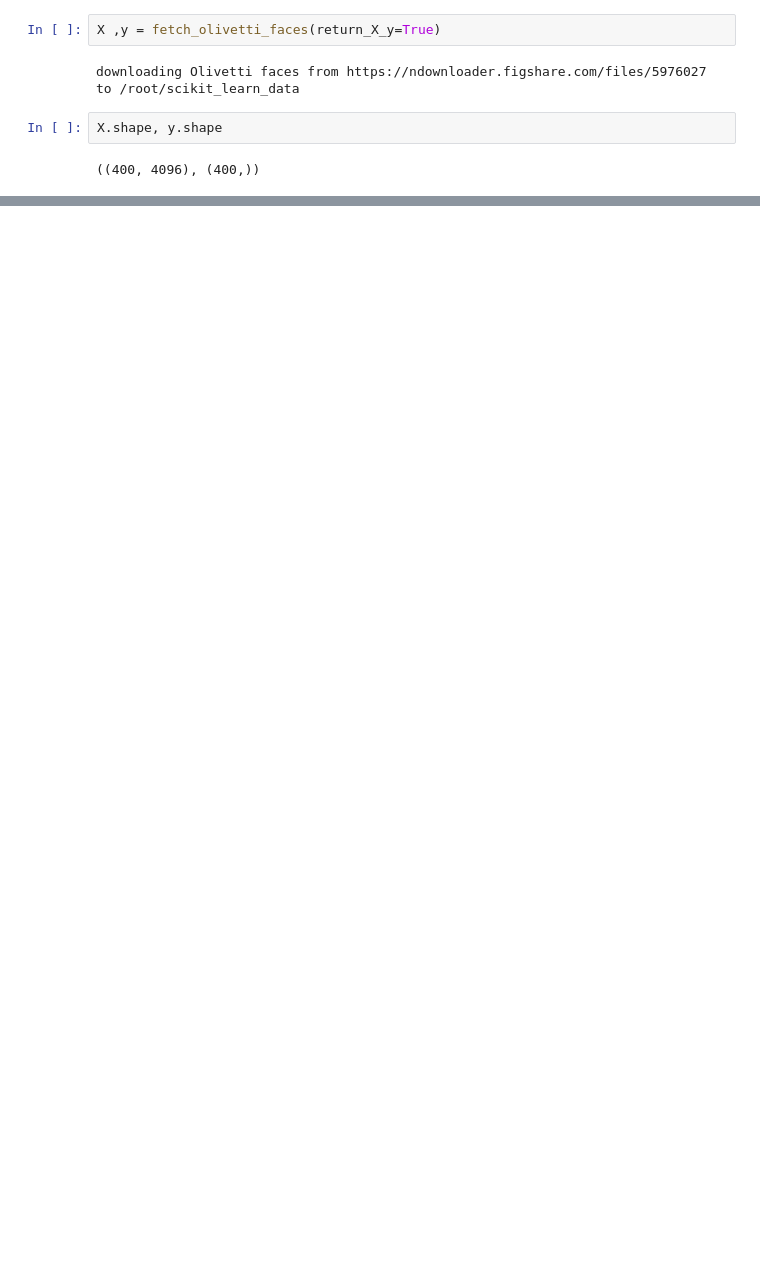
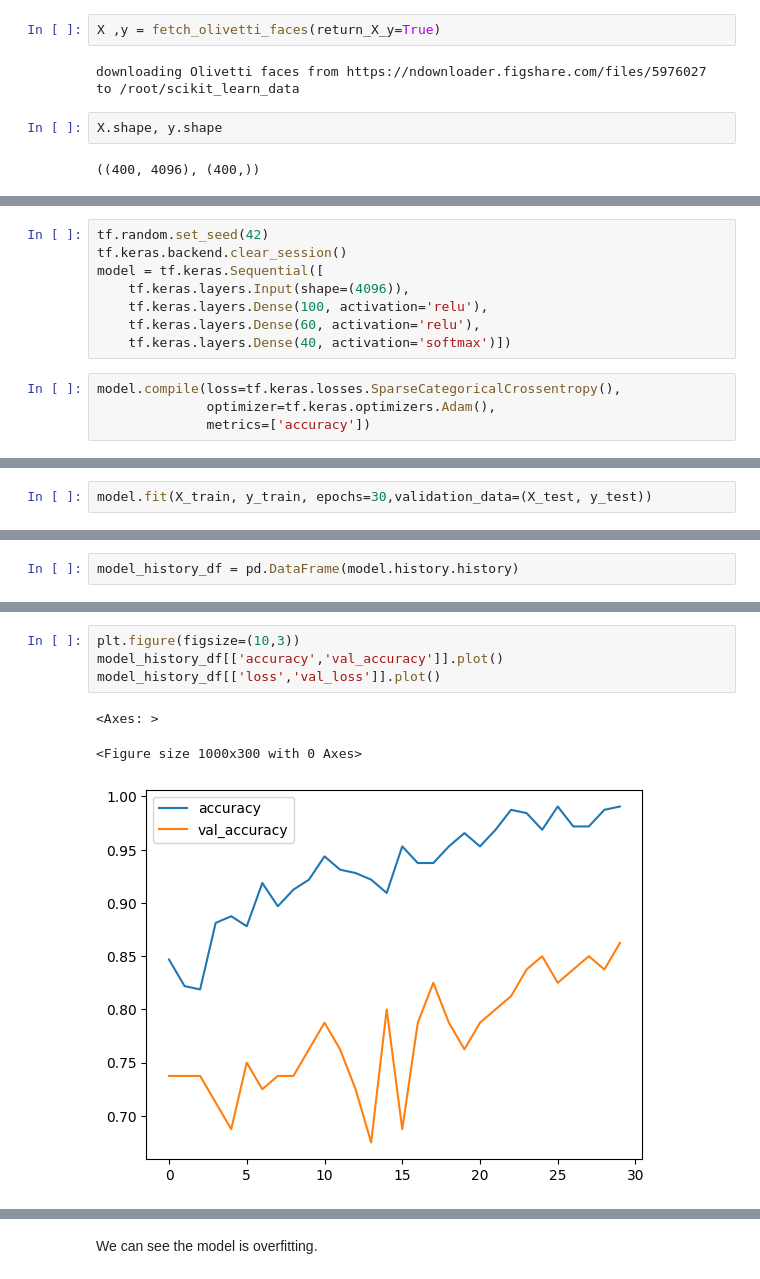
Before and after one commit to umais2005/DeepLearning, a Jupyter notebook: Keras_Basic.ipynb, the cells around one changed output, grey strips where cells are left out. Cells and saved outputs as stored; diff of their text form; blank space fills up the shorter version.

Commit message:
Plotted Learning curve

```diff
--- a/Keras_Basic.ipynb
+++ b/Keras_Basic.ipynb
@@ -20,0 +26,12 @@ X.shape, y.shape
+# %%
+tf.random.set_seed(42)
+tf.keras.backend.clear_session()
+model = tf.keras.Sequential([
+    tf.keras.layers.Input(shape=(4096)),
+    tf.keras.layers.Dense(100, activation='relu'),
+    tf.keras.layers.Dense(60, activation='relu'),
+    tf.keras.layers.Dense(40, activation='softmax')])
+# %%
+model.compile(loss=tf.keras.losses.SparseCategoricalCrossentropy(),
+              optimizer=tf.keras.optimizers.Adam(),
+              metrics=['accuracy'])
@@ -20,0 +44,2 @@ X.shape, y.shape
+# %%
+model.fit(X_train, y_train, epochs=30,validation_data=(X_test, y_test))
@@ -20,0 +65,2 @@ X.shape, y.shape
+# %%
+model_history_df = pd.DataFrame(model.history.history)
@@ -20,0 +76,8 @@ X.shape, y.shape
+# %%
+plt.figure(figsize=(10,3))
+model_history_df[['accuracy','val_accuracy']].plot()
+model_history_df[['loss','val_loss']].plot()
+# %% [output]
+<Axes: >
+<Figure size 1000x300 with 0 Axes>
+[figure, added]
@@ -20,0 +85,2 @@ X.shape, y.shape
+# %% [markdown]
+We can see the model is overfitting.
```
Also changed, not shown: parts of 9 cells of this notebook.
